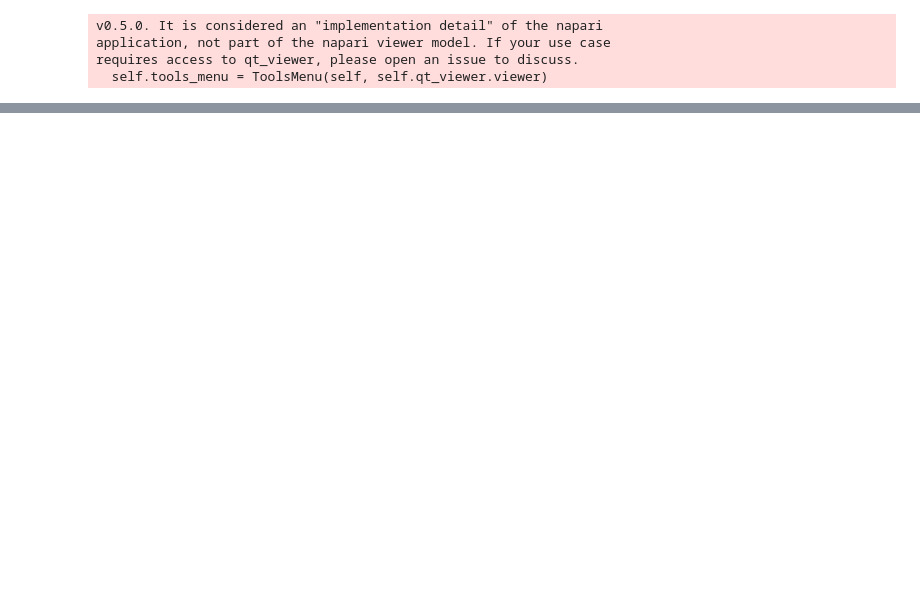
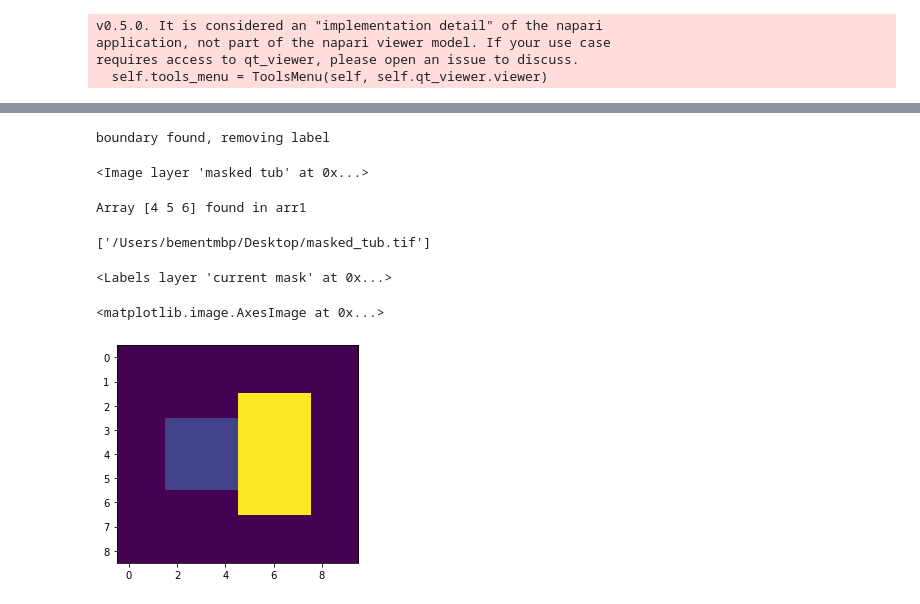
Before and after one commit to zacswider/volume-distribution, a Jupyter notebook: Methods.ipynb, the cells around one changed output, grey strips where cells are left out. Drawn from its saved outputs; the diff is of its cells as text; code cells hidden in the pictures; blank space fills up the shorter version.

```diff
--- a/Methods.ipynb
+++ b/Methods.ipynb
@@ -644,0 +881,62 @@ print(f'bad density: {bad_d}')
+# %%
+mask_boundaries = find_boundaries(curr_mask, mode='thick').astype(np.uint8)
+
+example_thresh_label_num = 1
+exmaple_thresh_label = labels_ws == example_thresh_label_num
+example_thresh_boundary = find_boundaries(exmaple_thresh_label, mode='thick').astype(np.uint8)
+viewer.add_labels(mask_boundaries, name='mask boundaries', blending='additive')
+viewer.add_labels(example_thresh_boundary, name='thresh boundaries', blending='additive')
+boundary_coords = np.argwhere(mask_boundaries)
+example_thresh_boundary_coords = np.argwhere(example_thresh_boundary)
+# determine if any points in example_thresh_boundary_coords are found in boundary_coords
+if np.isin(example_thresh_boundary_coords, boundary_coords).any():
+    print('boundary found, removing label')
+    #labels_ws[labels_ws == example_thresh_label_num] = 0
+    #viewer.add_labels(labels_ws, name='watershed filtered', blending='additive')
+# %% [output]
+boundary found, removing label
+# %%
+viewer.add_image(masked_tub, name = 'masked tub', blending='additive', contrast_limits=[0, 2**16])
+# %% [output]
+<Image layer 'masked tub' at 0x...>
+# %%
+arr1 = np.array([[1,2,3],
+                 [4,5,6],
+                 [7,8,9]])
+arr2 = np.array([[3,2,1],
+                 [4,5,6]])
+
+for arr in arr2:
+    if arr.tolist() in arr1.tolist():
+        print(f'Array {arr} found in arr1')
+# %% [output]
+Array [4 5 6] found in arr1
+# %%
+from tifffile import imread, imwrite
+# get labels from viewer object
+
+
+#imwrite('/Users/bementmbp/Desktop/labels.tif', viewer.layers['Labels'])
+viewer.layers['Labels'].save('/Users/bementmbp/Desktop/labels.tif')
+viewer.layers['masked tub'].save('/Users/bementmbp/Desktop/masked_tub.tif')
+# %% [output]
+['/Users/bementmbp/Desktop/masked_tub.tif']
+# %%
+viewer.add_labels(curr_mask, name='current mask', blending='additive')
+# %% [output]
+<Labels layer 'current mask' at 0x...>
+# %%
+labels = np.array([[0, 0, 0, 0, 0, 0, 0, 0, 0, 0],
+                   [0, 0, 0, 0, 0, 0, 0, 0, 0, 0],
+                   [0, 0, 0, 0, 0, 5, 5, 5, 0, 0],
+                   [0, 0, 1, 1, 1, 5, 5, 5, 0, 0],
+                   [0, 0, 1, 1, 1, 5, 5, 5, 0, 0],
+                   [0, 0, 1, 1, 1, 5, 5, 5, 0, 0],
+                   [0, 0, 0, 0, 0, 5, 5, 5, 0, 0],
+                   [0, 0, 0, 0, 0, 0, 0, 0, 0, 0],
+                   [0, 0, 0, 0, 0, 0, 0, 0, 0, 0]], dtype=np.uint8)
+
+plt.imshow(labels)
+# %% [output]
+<matplotlib.image.AxesImage at 0x...>
+[figure, added]
```
Also changed, not shown: parts of 38 cells of this notebook.
